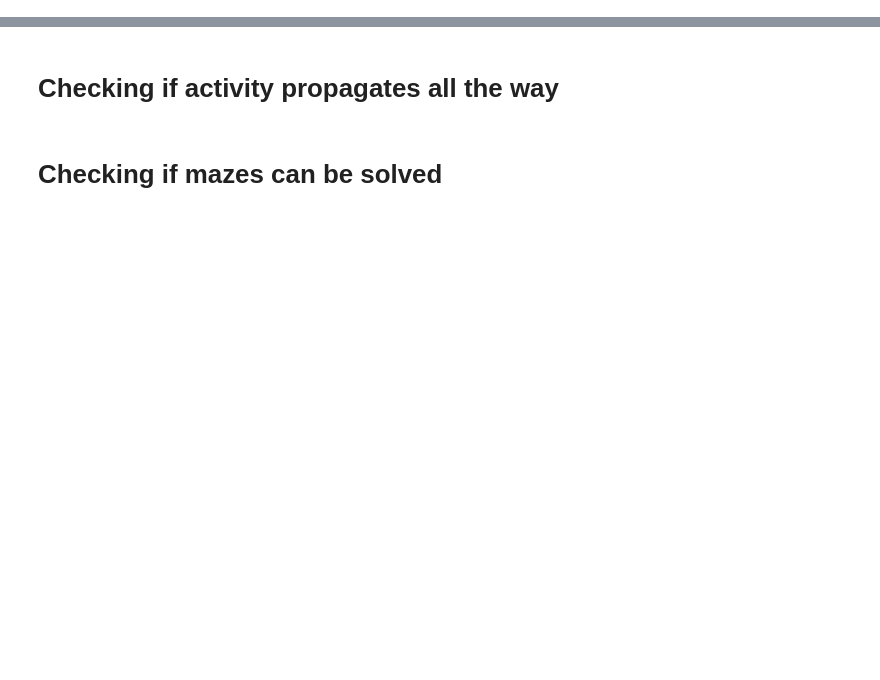
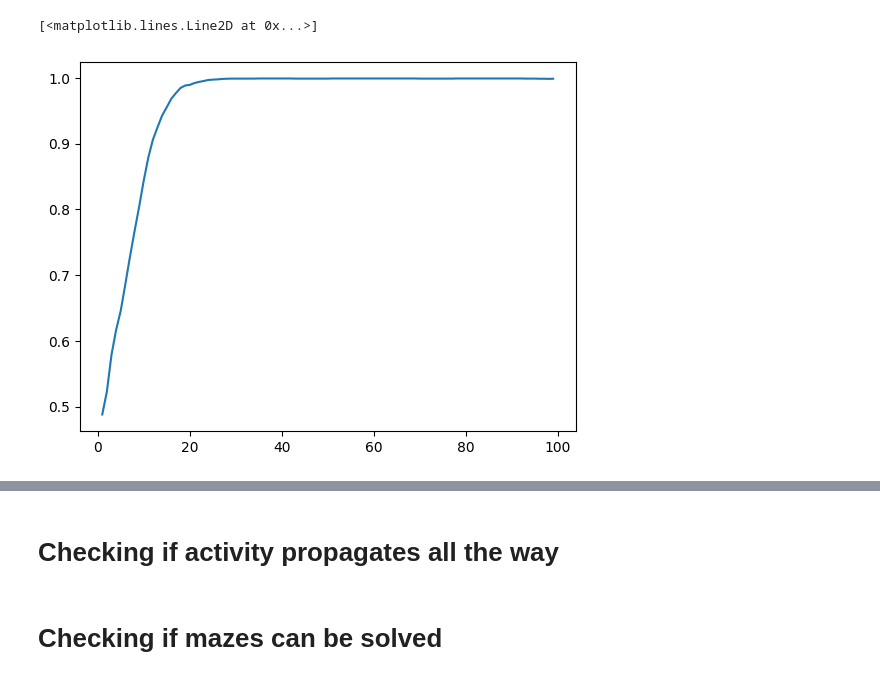
Before and after one commit to FieteLab/torch-biopl-dev, a Jupyter notebook: scripts/controlled_inputs.ipynb, the cells around one changed output, grey strips where cells are left out. Saved outputs shown, nothing was run; the diff lists cells and outputs as text; code cells hidden in the pictures; blank space fills up the shorter version.

```diff
--- a/scripts/controlled_inputs.ipynb
+++ b/scripts/controlled_inputs.ipynb
@@ -34,7 +34,7 @@ checkpoint_path = "./train/checkpoints/"
 device = torch.device("cuda" if torch.cuda.is_available() else "cpu")
 torch.set_float32_matmul_precision("high")
 
-batch_size = 20
+batch_size = 512
 train_loader, test_loader = initialize_dataloader(
     seed=42, root=maze_data_path, batch_size=batch_size, dataset="mazes"
 )
@@ -155,25 +208,0 @@ array([ 0,  5, 10, 15, 20, 25])
-# %%
-classifier.to(device)
-classifier.eval()
-accuracies = []
-num_steps_to_try = [0, 5, 10, 15, 16, 17, 18, 18, 20, 21, 22, 25]
-
-for num_steps in num_steps_to_try:
-    total_loss = 0
-    correct = 0
-    total = 0
-
-    with torch.no_grad():
-        for x, labels in tqdm(test_loader):
-            x = x.to(device)
-            labels = labels.to(device)
-
-            logits = classifier(x, num_steps=20)
-
-            _, predicted = torch.max(logits, 1)
-            total += labels.size(0)
-            correct += (predicted == labels).sum().item()
-
-    accuracy = correct / total
-    print(accuracy)
-    accuracies.append(accuracy)
@@ -449,0 +281,5 @@ plt.show()
+# %%
+plt.plot(num_steps_to_try, accuracies.mean(axis=1))
+# %% [output]
+[<matplotlib.lines.Line2D at 0x...>]
+[figure, added]
```
Also changed, not shown: parts of 35 cells of this notebook, 9 other files.
